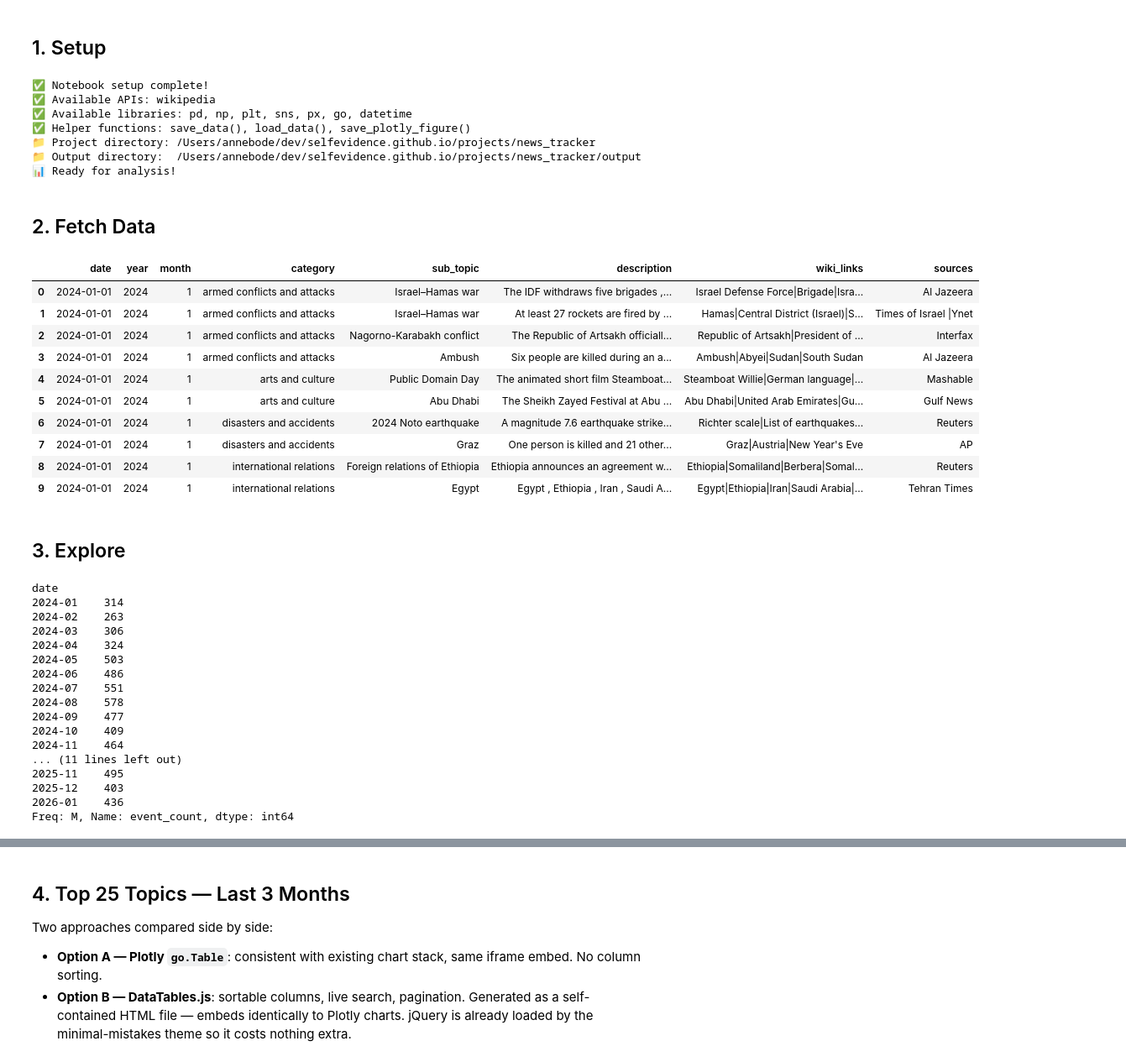
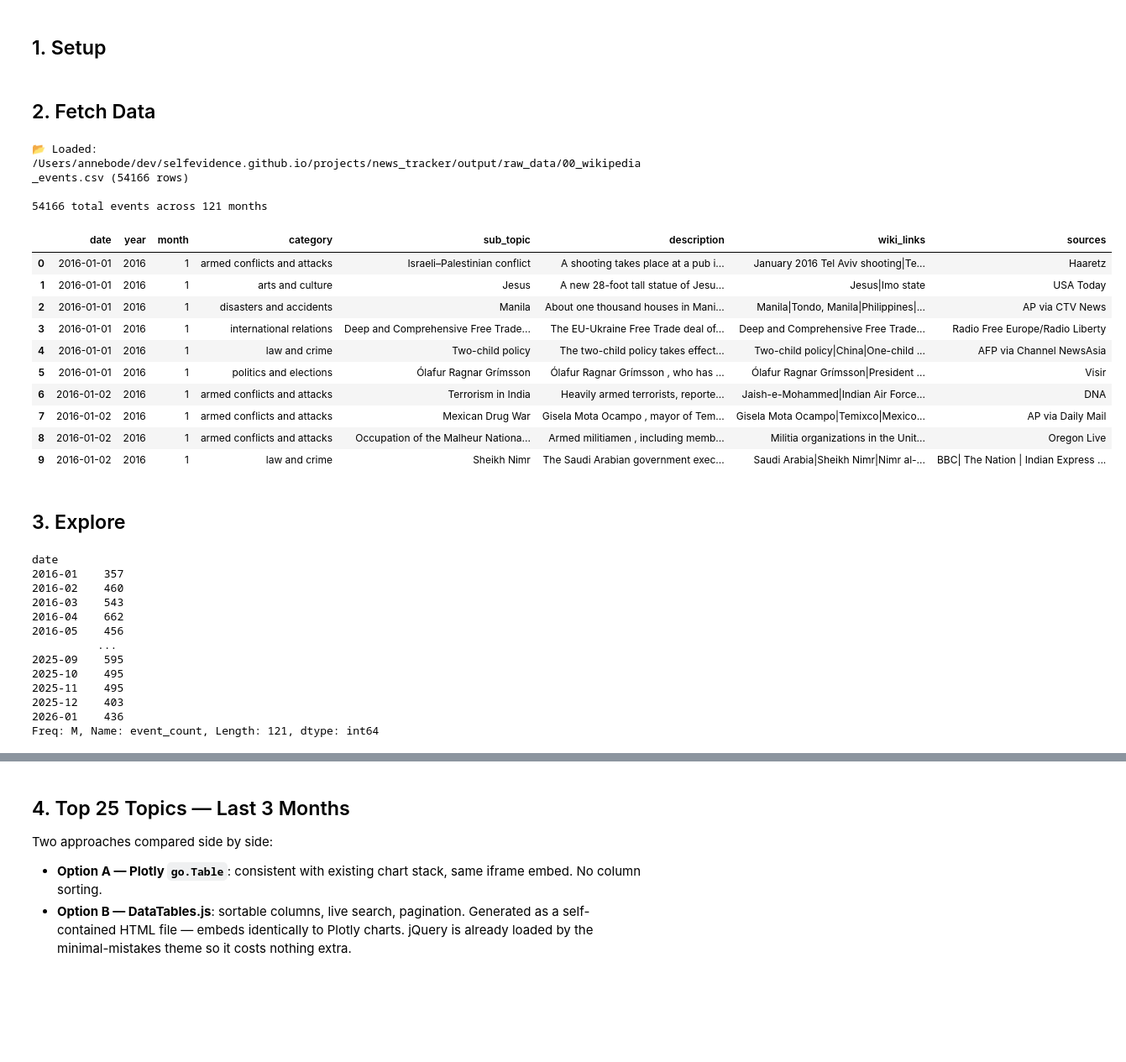
Before and after one commit to selfevidence/selfevidence.github.io, a Jupyter notebook: projects/news_tracker/analysis/00_wikipedia_events.ipynb, the cells around one changed output, grey strips where cells are left out. Shown at 84% size. Cells and saved outputs as stored; diff of their text form; code cells hidden in the pictures; blank space fills up the shorter version.

```diff
--- a/projects/news_tracker/analysis/00_wikipedia_events.ipynb
+++ b/projects/news_tracker/analysis/00_wikipedia_events.ipynb
@@ -7,53 +7,48 @@ and saves them as structured CSV data for downstream analysis.
 # %%
 from _notebook_setup import *
 
-hit_api = True
+hit_api = False
 save_output = True
 
 # Date range — adjust as needed
-START_YEAR  = 2024
+START_YEAR  = 2016
 START_MONTH = 1
 END_YEAR    = datetime.now().year
 END_MONTH   = datetime.now().month - 1 or 12  # last completed month
-# %% [output]
-✅ Notebook setup complete!
-✅ Available APIs: wikipedia
-✅ Available libraries: pd, np, plt, sns, px, go, datetime
-✅ Helper functions: save_data(), load_data(), save_plotly_figure()
-📁 Project directory: /Users/annebode/dev/selfevidence.github.io/projects/news_tracker
-📁 Output directory:  /Users/annebode/dev/selfevidence.github.io/projects/news_tracker/output
-📊 Ready for analysis!
 # %% [markdown]
 ## 2. Fetch Data
 # %%
 if hit_api:
     df_events = wikipedia.get_months(
         start_year=START_YEAR,
         start_month=START_MONTH,
         end_year=END_YEAR,
         end_month=END_MONTH,
     )
     if save_output:
-        save_data(df=df_events, filename='00_wikipedia_events.csv')
+        save_data(df=df_events, filename='00_wikipedia_events.csv', subdir='raw_data')
 else:
-    df_events = load_data(filename='00_wikipedia_events.csv')
+    df_events = load_data(filename='00_wikipedia_events.csv', subdir='raw_data')
     df_events['date'] = pd.to_datetime(df_events['date'])
 
 df_events['category'] = df_events['category'].str.lower()
 print(f"\n{len(df_events)} total events across {df_events['date'].dt.to_period('M').nunique()} months")
 df_events.head(10)
 # %% [output]
+📂 Loaded: /Users/annebode/dev/selfevidence.github.io/projects/news_tracker/output/raw_data/00_wikipedia_events.csv (54166 rows)
+
+54166 total events across 121 months
 |  | date | year | month | category | sub_topic | description | wiki_links | sources |
-| 0 | 2024-01-01 | 2024 | 1 | armed conflicts and attacks | Israel–Hamas war | The IDF withdraws five brigades ,... | Israel Defense Force|Brigade|Isra... | Al Jazeera |
-| 1 | 2024-01-01 | 2024 | 1 | armed conflicts and attacks | Israel–Hamas war | At least 27 rockets are fired by ... | Hamas|Central District (Israel)|S... | Times of Israel |Ynet |
-| 2 | 2024-01-01 | 2024 | 1 | armed conflicts and attacks | Nagorno-Karabakh conflict | The Republic of Artsakh officiall... | Republic of Artsakh|President of ... | Interfax |
-| 3 | 2024-01-01 | 2024 | 1 | armed conflicts and attacks | Ambush | Six people are killed during an a... | Ambush|Abyei|Sudan|South Sudan | Al Jazeera |
-| 4 | 2024-01-01 | 2024 | 1 | arts and culture | Public Domain Day | The animated short film Steamboat... | Steamboat Willie|German language|... | Mashable |
-| 5 | 2024-01-01 | 2024 | 1 | arts and culture | Abu Dhabi | The Sheikh Zayed Festival at Abu ... | Abu Dhabi|United Arab Emirates|Gu... | Gulf News |
-| 6 | 2024-01-01 | 2024 | 1 | disasters and accidents | 2024 Noto earthquake | A magnitude 7.6 earthquake strike... | Richter scale|List of earthquakes... | Reuters |
-| 7 | 2024-01-01 | 2024 | 1 | disasters and accidents | Graz | One person is killed and 21 other... | Graz|Austria|New Year's Eve | AP |
-| 8 | 2024-01-01 | 2024 | 1 | international relations | Foreign relations of Ethiopia | Ethiopia announces an agreement w... | Ethiopia|Somaliland|Berbera|Somal... | Reuters |
-| 9 | 2024-01-01 | 2024 | 1 | international relations | Egypt | Egypt , Ethiopia , Iran , Saudi A... | Egypt|Ethiopia|Iran|Saudi Arabia|... | Tehran Times |
+| 0 | 2016-01-01 | 2016 | 1 | armed conflicts and attacks | Israeli–Palestinian conflict | A shooting takes place at a pub i... | January 2016 Tel Aviv shooting|Te... | Haaretz |
+| 1 | 2016-01-01 | 2016 | 1 | arts and culture | Jesus | A new 28-foot tall statue of Jesu... | Jesus|Imo state | USA Today |
+| 2 | 2016-01-01 | 2016 | 1 | disasters and accidents | Manila | About one thousand houses in Mani... | Manila|Tondo, Manila|Philippines|... | AP via CTV News |
+| 3 | 2016-01-01 | 2016 | 1 | international relations | Deep and Comprehensive Free Trade... | The EU-Ukraine Free Trade deal of... | Deep and Comprehensive Free Trade... | Radio Free Europe/Radio Liberty |
+| 4 | 2016-01-01 | 2016 | 1 | law and crime | Two-child policy | The two-child policy takes effect... | Two-child policy|China|One-child ... | AFP via Channel NewsAsia |
+| 5 | 2016-01-01 | 2016 | 1 | politics and elections | Ólafur Ragnar Grímsson | Ólafur Ragnar Grímsson , who has ... | Ólafur Ragnar Grímsson|President ... | Visir |
+| 6 | 2016-01-02 | 2016 | 1 | armed conflicts and attacks | Terrorism in India | Heavily armed terrorists, reporte... | Jaish-e-Mohammed|Indian Air Force... | DNA |
+| 7 | 2016-01-02 | 2016 | 1 | armed conflicts and attacks | Mexican Drug War | Gisela Mota Ocampo , mayor of Tem... | Gisela Mota Ocampo|Temixco|Mexico... | AP via Daily Mail |
+| 8 | 2016-01-02 | 2016 | 1 | armed conflicts and attacks | Occupation of the Malheur Nationa... | Armed militiamen , including memb... | Militia organizations in the Unit... | Oregon Live |
+| 9 | 2016-01-02 | 2016 | 1 | law and crime | Sheikh Nimr | The Saudi Arabian government exec... | Saudi Arabia|Sheikh Nimr|Nimr al-... | BBC| The Nation | Indian Express ... |
 # %% [markdown]
 ## 3. Explore
 # %%
@@ -61,19 +56,15 @@ df_events.head(10)
 df_events.groupby(df_events['date'].dt.to_period('M')).size().rename('event_count')
 # %% [output]
 date
-2024-01    314
-2024-02    263
-2024-03    306
-2024-04    324
-2024-05    503
-2024-06    486
-2024-07    551
-2024-08    578
-2024-09    477
-2024-10    409
-2024-11    464
-... (11 lines left out)
+2016-01    357
+2016-02    460
+2016-03    543
+2016-04    662
+2016-05    456
+          ...
+2025-09    595
+2025-10    495
 2025-11    495
 2025-12    403
 2026-01    436
-Freq: M, Name: event_count, dtype: int64
+Freq: M, Name: event_count, Length: 121, dtype: int64
```
Also changed, not shown: parts of 6 cells of this notebook, 8 other files.
